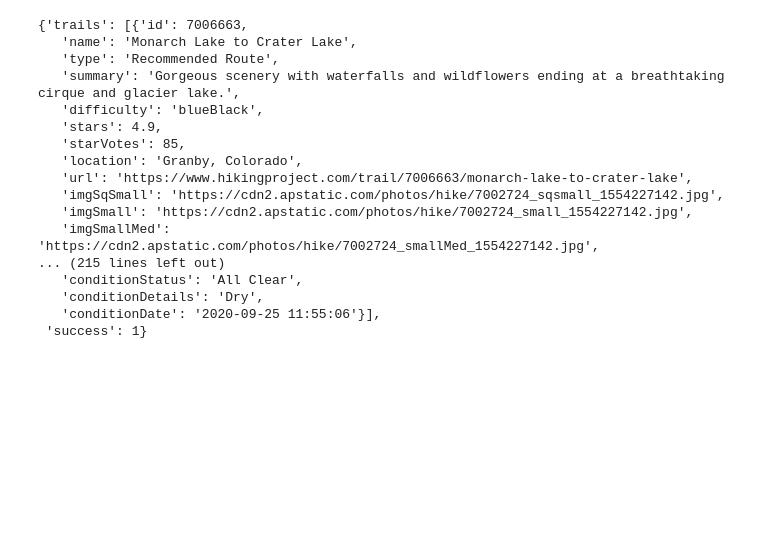
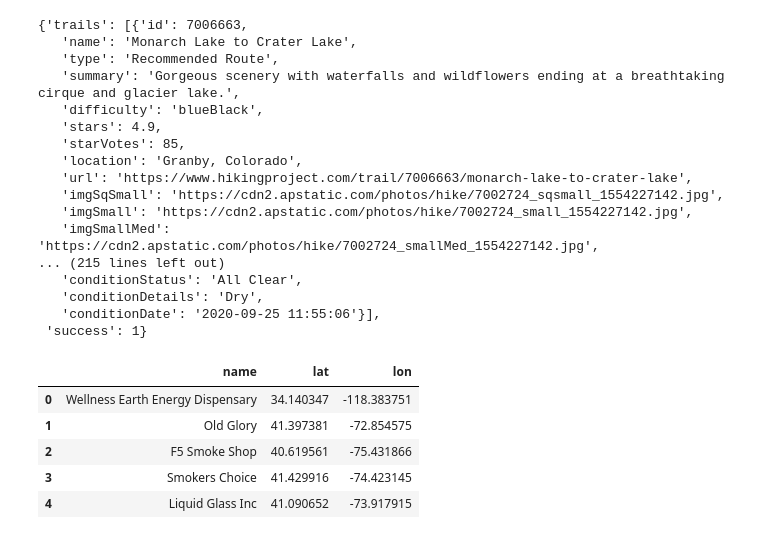
Before and after one commit to kristanlpruett/PROJECT-2-GOING-THE-SOCIAL-DISTANCE-KU-EDW, a Jupyter notebook: APIs.ipynb, the cells around one changed output. Drawn from its saved outputs; the diff is of its cells as text; code cells hidden in the pictures; blank space fills up the shorter version.

```diff
--- a/APIs.ipynb
+++ b/APIs.ipynb
@@ -67,3 +136,19 @@ response
    'conditionDetails': 'Dry',
    'conditionDate': '2020-09-25 11:55:06'}],
  'success': 1}
+# %%
+#Dispensaries Data
+path = './Project 2/shops-kushy_api.2017-11-14.csv'
+dispensaries = pd.read_csv(path)
+dispensaries_df = pd.DataFrame(dispensaries)
+dispensaries_df = dispensaries_df[['name','lat','lng']]
+dispensaries_df = dispensaries_df.dropna()
+dispensaries_df = dispensaries_df.rename(columns ={'lng':'lon'})
+dispensaries_df.head()
+# %% [output]
+|  | name | lat | lon |
+| 0 | Wellness Earth Energy Dispensary | 34.140347 | -118.383751 |
+| 1 | Old Glory | 41.397381 | -72.854575 |
+| 2 | F5 Smoke Shop | 40.619561 | -75.431866 |
+| 3 | Smokers Choice | 41.429916 | -74.423145 |
+| 4 | Liquid Glass Inc | 41.090652 | -73.917915 |
```
Also changed, not shown: parts of 5 cells of this notebook, 8 other files.
